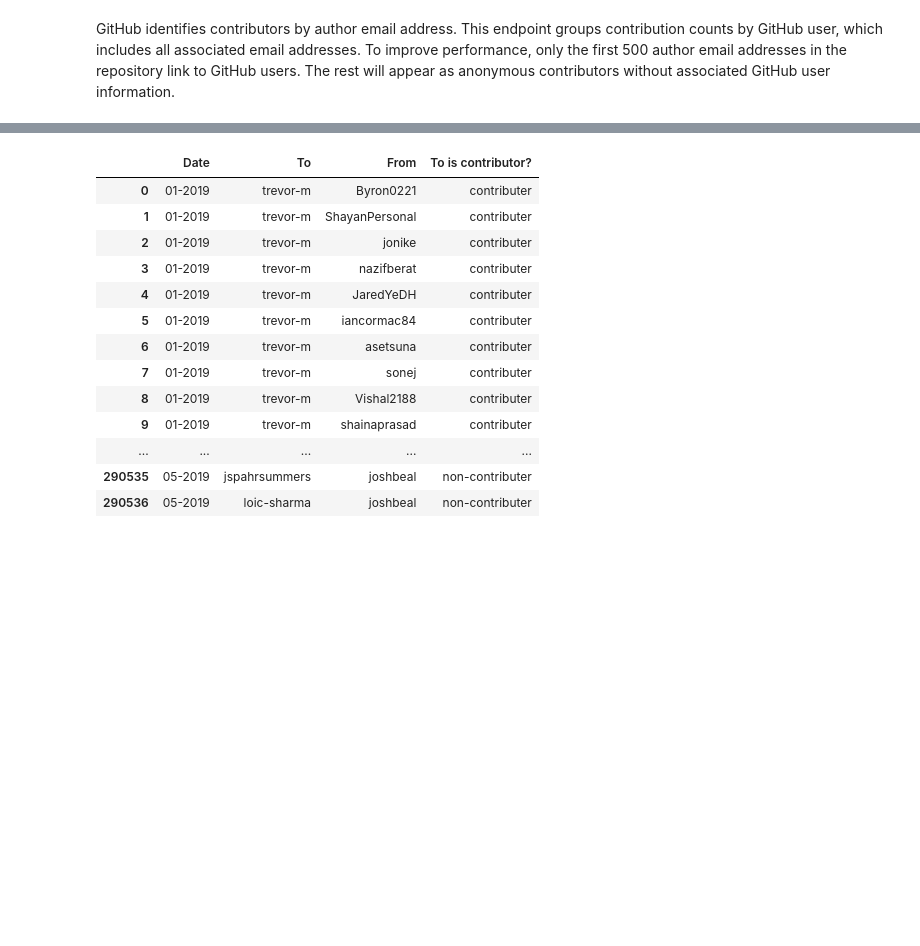
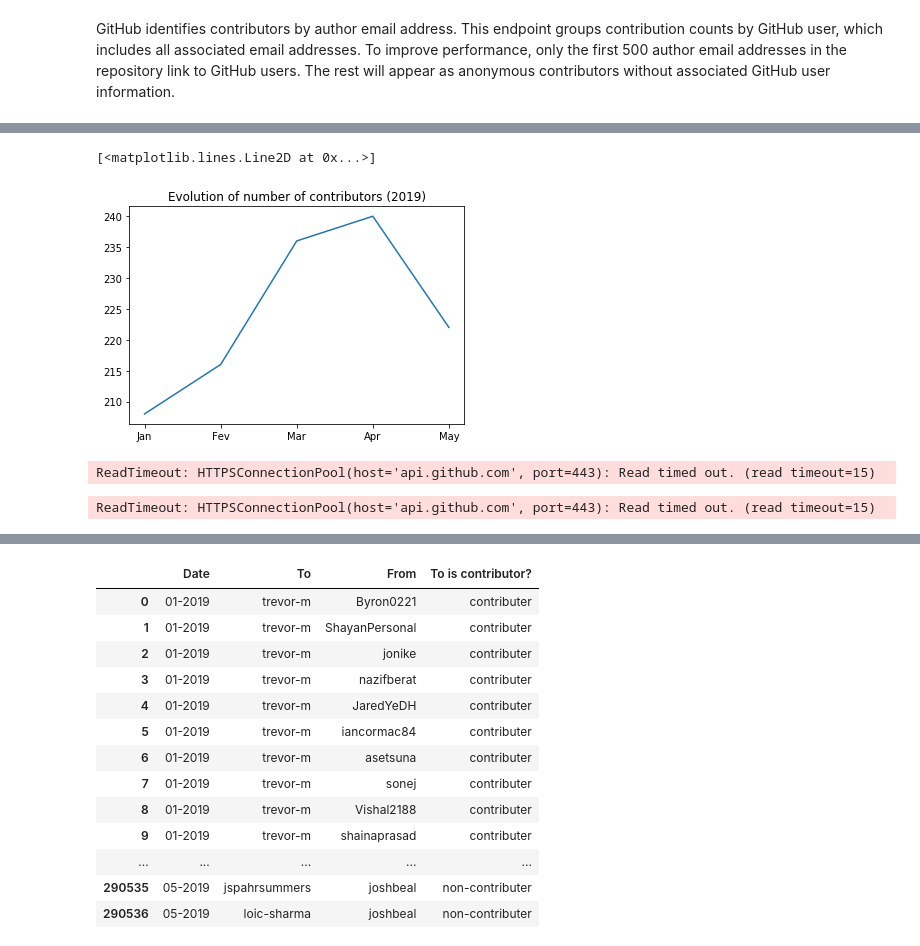
Before and after one commit to YoussefEssDS/Social-network-mining-and-analysis, a Jupyter notebook: GitHub-Mining & SNA.ipynb, the cells around one changed output, grey strips where cells are left out. Drawn from its saved outputs; the diff is of its cells as text; code cells hidden in the pictures; blank space fills up the shorter version.

Commit message:
Visualization

```diff
--- a/GitHub-Mining & SNA.ipynb
+++ b/GitHub-Mining & SNA.ipynb
@@ -91,6 +105,13 @@ contributors5=createContrib(datetime.datetime(2019,5,1),datetime.datetime(2019,6
+# %%
+months=['Jan','Fev','Mar','Apr','May']
+cont=[208,216,236,240,222]
+plt.title('Evolution of number of contributors (2019)')
+plt.plot(months,cont)
+# %% [output]
+[<matplotlib.lines.Line2D at 0x...>]
+[figure, added]
 # %%
 fromFollDict1,toFollDict1=createFollwDict(contributors1)
 fromFollDict2,toFollDict2=createFollwDict(contributors2)
-fromFollDict3,toFollDict3=createFollwDict(contributors3)
-fromFollDict4,toFollDict4=createFollwDict(contributors4)
-fromFollDict5,toFollDict5=createFollwDict(contributors5)
+# %% [output]
+ReadTimeout: HTTPSConnectionPool(host='api.github.com', port=443): Read timed out. (read timeout=15)
@@ -96,0 +120,4 @@ fromFollDict5,toFollDict5=createFollwDict(contributors5)
+# %%
+fromFollDict3,toFollDict3=createFollwDict(contributors3)
+# %% [output]
+ReadTimeout: HTTPSConnectionPool(host='api.github.com', port=443): Read timed out. (read timeout=15)
```
Also changed, not shown: parts of 8 cells of this notebook.
